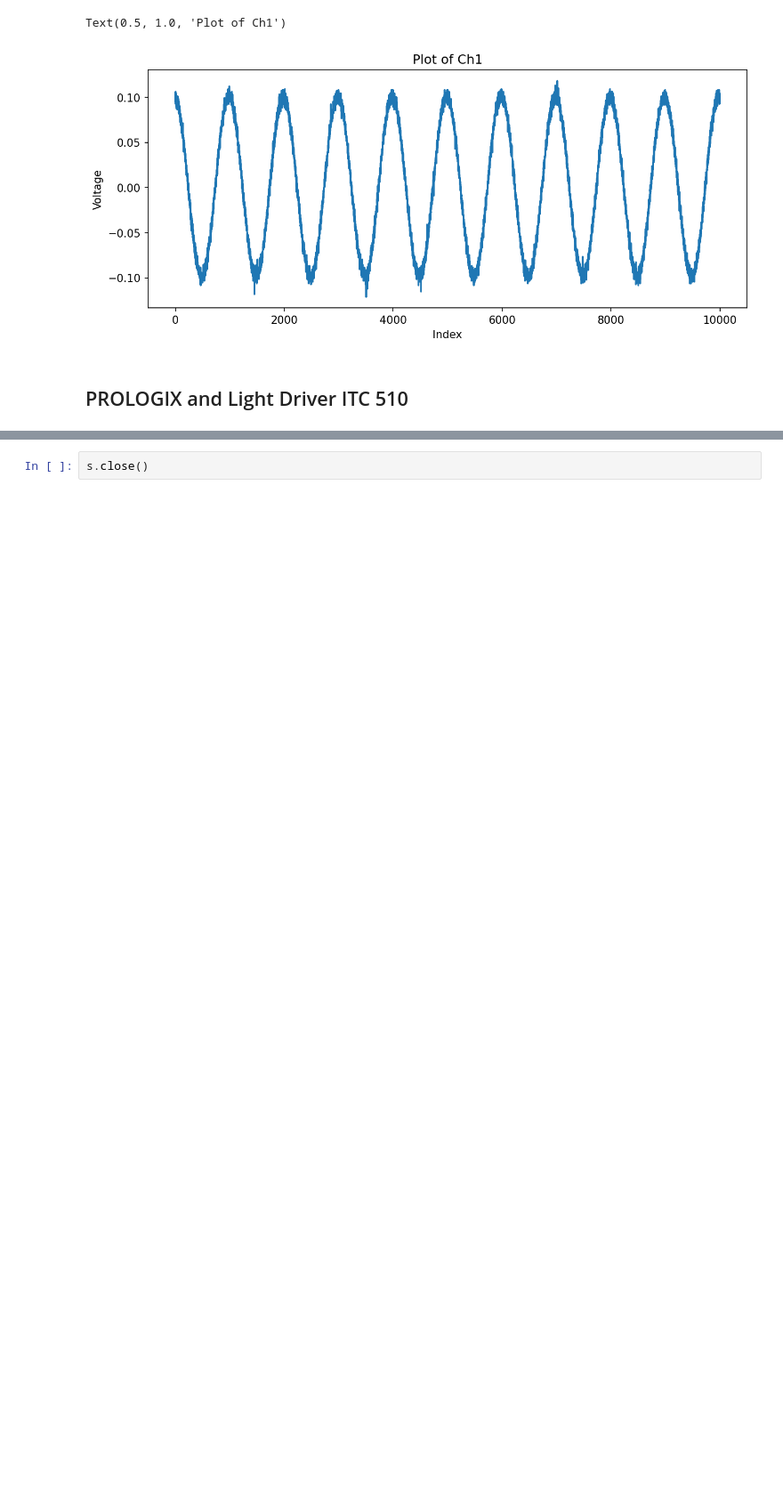
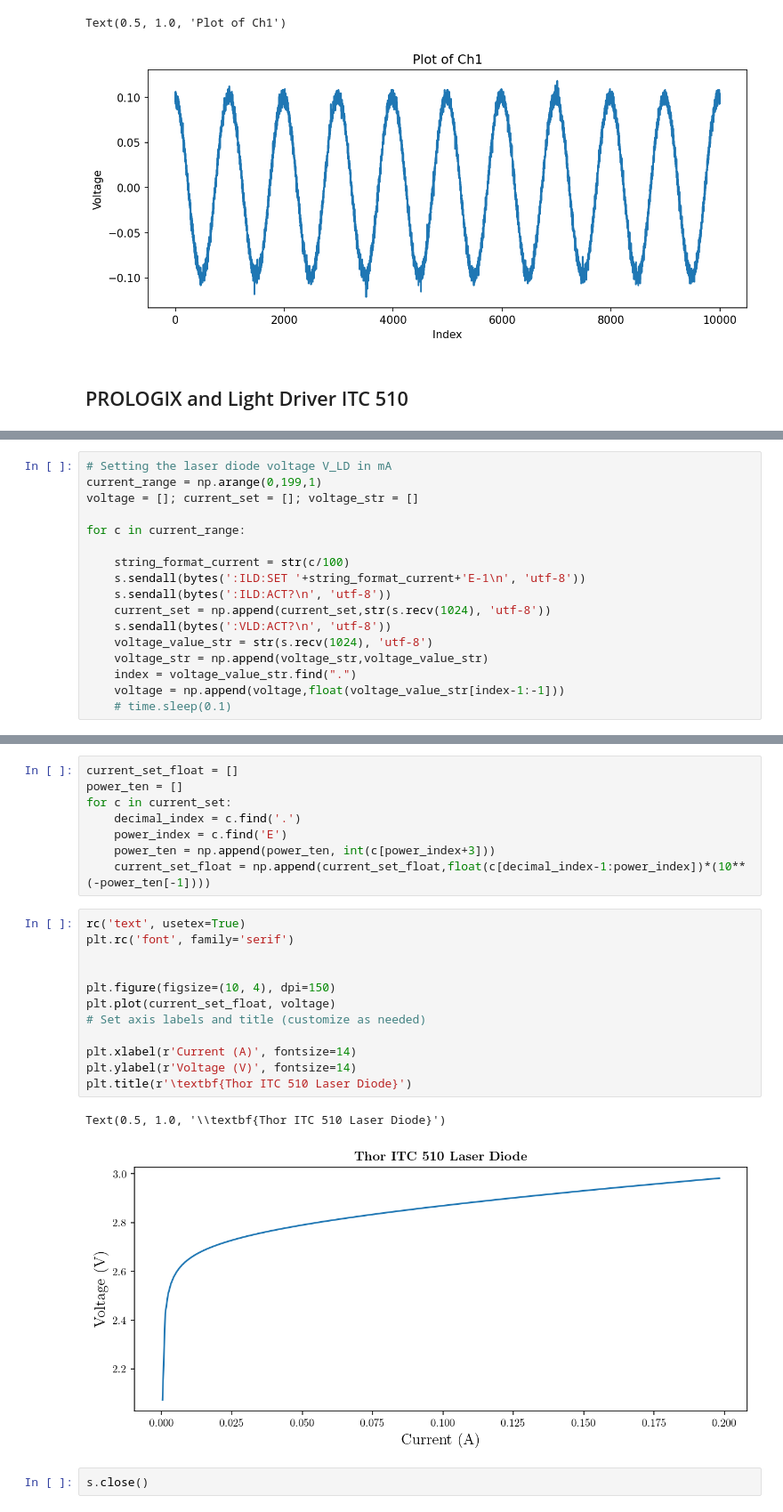
Before and after one commit to FNNDSC-BabyNIRS/calibration_r01, a Jupyter notebook: Test.ipynb, the cells around one changed output, grey strips where cells are left out. Shown: that part at 89% size. Cells and saved outputs as stored; diff of their text form; blank space fills up the shorter version.

Commit message:
ITC IV curve

```diff
--- a/Test.ipynb
+++ b/Test.ipynb
@@ -351,0 +377,17 @@ print(' ' + received)
+# %%
+# Setting the laser diode voltage V_LD in mA
+current_range = np.arange(0,199,1)
+voltage = []; current_set = []; voltage_str = []
+
+for c in current_range:
+
+    string_format_current = str(c/100)
+    s.sendall(bytes(':ILD:SET '+string_format_current+'E-1\n', 'utf-8'))
+    s.sendall(bytes(':ILD:ACT?\n', 'utf-8'))
+    current_set = np.append(current_set,str(s.recv(1024), 'utf-8'))
+    s.sendall(bytes(':VLD:ACT?\n', 'utf-8'))
+    voltage_value_str = str(s.recv(1024), 'utf-8')
+    voltage_str = np.append(voltage_str,voltage_value_str)
+    index = voltage_value_str.find(".")
+    voltage = np.append(voltage,float(voltage_value_str[index-1:-1]))
+    # time.sleep(0.1)
@@ -352,2 +414,25 @@ print(' ' + received)
+# %%
+current_set_float = []
+power_ten = []
+for c in current_set:
+    decimal_index = c.find('.')
+    power_index = c.find('E')
+    power_ten = np.append(power_ten, int(c[power_index+3]))
+    current_set_float = np.append(current_set_float,float(c[decimal_index-1:power_index])*(10**(-power_ten[-1])))
+# %%
+rc('text', usetex=True)
+plt.rc('font', family='serif')
+
+
+plt.figure(figsize=(10, 4), dpi=150)
+plt.plot(current_set_float, voltage)
+# Set axis labels and title (customize as needed)
+
+plt.xlabel(r'Current (A)', fontsize=14)
+plt.ylabel(r'Voltage (V)', fontsize=14)
+plt.title(r'\textbf{Thor ITC 510 Laser Diode}')
+# %% [output]
+Text(0.5, 1.0, '\\textbf{Thor ITC 510 Laser Diode}')
+[figure, added]
 # %%
 s.close()
```
Also changed, not shown: parts of 13 cells of this notebook.
